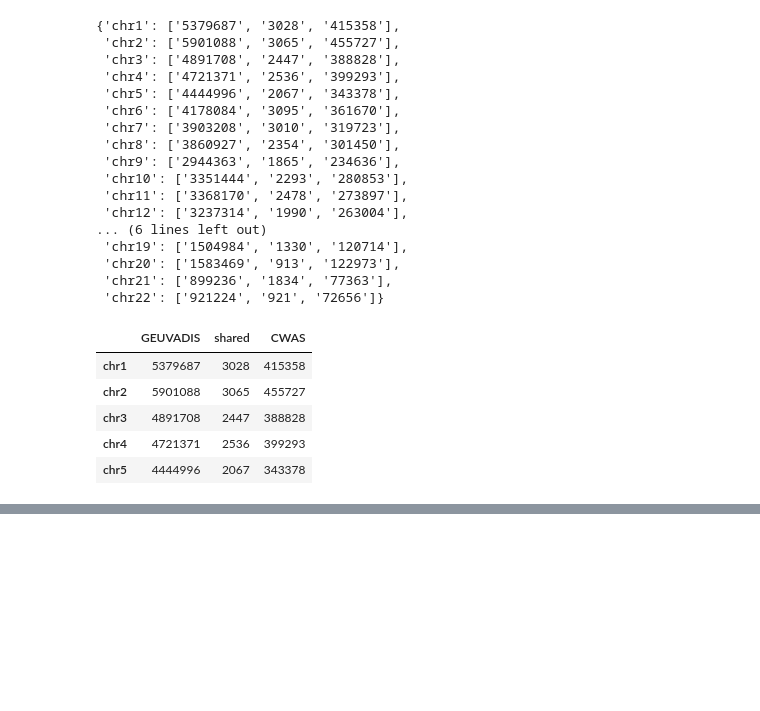
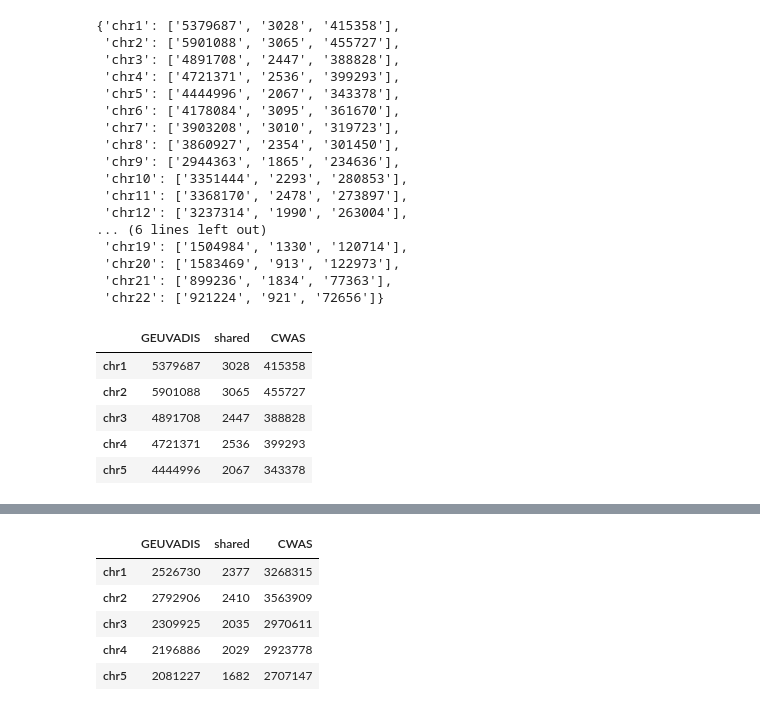
Before and after one commit to hakyimlab/TFXcan, a Jupyter notebook: scripts/notebooks/running-bcftools.ipynb, the cells around one changed output, grey strips where cells are left out. Cells and saved outputs as stored; diff of their text form; code cells hidden in the pictures; blank space fills up the shorter version.

```diff
--- a/scripts/notebooks/running-bcftools.ipynb
+++ b/scripts/notebooks/running-bcftools.ipynb
@@ -72,0 +106,13 @@ dt.head()
+# %%
+dt_2 = pd.DataFrame.from_dict(snps_dict, orient='index', columns=['GEUVADIS', 'shared', 'CWAS'])
+dt_2.GEUVADIS = dt_2.GEUVADIS.astype(int)
+dt_2.shared = dt_2.shared.astype(int)
+dt_2.CWAS = dt_2.CWAS.astype(int)
+dt_2.head()
+# %% [output]
+|  | GEUVADIS | shared | CWAS |
+| chr1 | 2526730 | 2377 | 3268315 |
+| chr2 | 2792906 | 2410 | 3563909 |
+| chr3 | 2309925 | 2035 | 2970611 |
+| chr4 | 2196886 | 2029 | 2923778 |
+| chr5 | 2081227 | 1682 | 2707147 |
```
Also changed, not shown: parts of 8 cells of this notebook, 24 other files.
